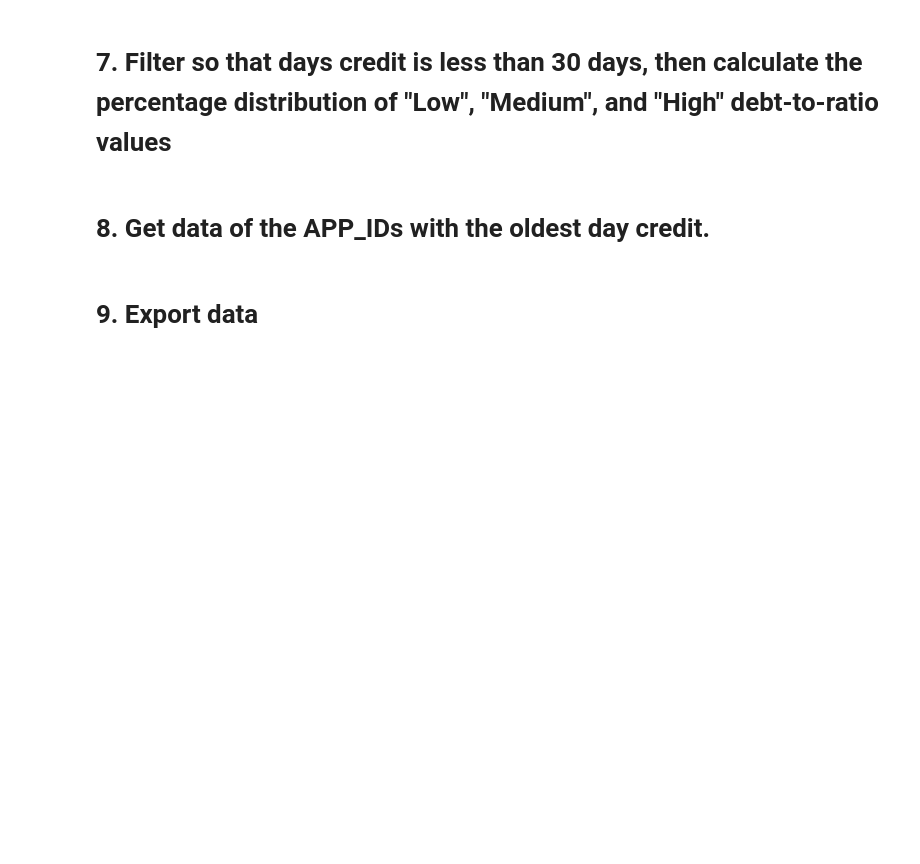
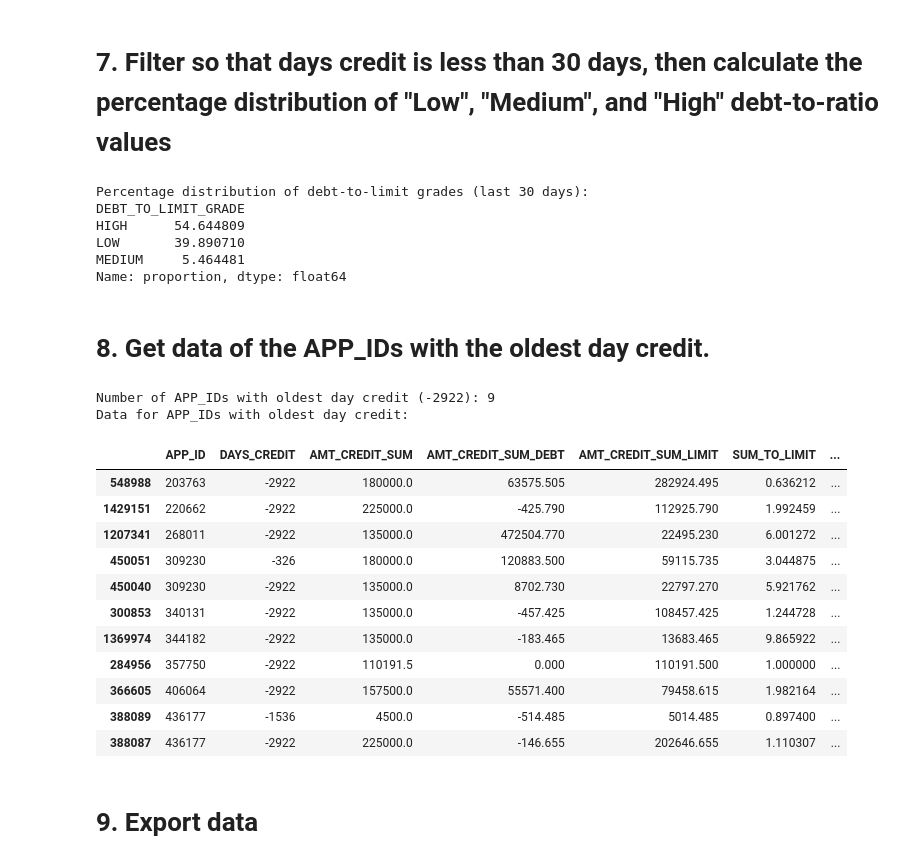
Before and after one commit to SOMNIVM/STA2546, a Jupyter notebook: Session 1/dataframe_exercises.ipynb, the cells around one changed output. Cells and saved outputs as stored; diff of their text form; code cells hidden in the pictures; blank space fills up the shorter version.

```diff
--- a/Session 1/dataframe_exercises.ipynb
+++ b/Session 1/dataframe_exercises.ipynb
@@ -68,4 +98,24 @@ pass
 2. DEBT_TO_LIMIT: credit sum debt to credit sum limit.
 3. DEBT_TO_LIMIT_GRADE: "LOW" if DEBT_TO_LIMIT if <= 0.3, "MEDIUM" if (0.3, 0.6], "HIGH" if >0.6.
 # %%
-pass
+# 1. SUM_TO_LIMIT: credit sum to credit limit
+df["SUM_TO_LIMIT"] = df["AMT_CREDIT_SUM"] / df["AMT_CREDIT_SUM_LIMIT"]
+
+# 2. DEBT_TO_LIMIT: credit sum debt to credit sum limit
+df["DEBT_TO_LIMIT"] = df["AMT_CREDIT_SUM_DEBT"] / df["AMT_CREDIT_SUM_LIMIT"]
+
+# 3. DEBT_TO_LIMIT_GRADE: categorize based on DEBT_TO_LIMIT
+def categorize_debt_ratio(ratio: float) -> str:
+    if pd.isna(ratio):
+        return None
+    elif ratio <= 0.3:
+        return "LOW"
+    elif ratio <= 0.6:
+        return "MEDIUM"
+    else:
+        return "HIGH"
+
+df["DEBT_TO_LIMIT_GRADE"] = df["DEBT_TO_LIMIT"].apply(categorize_debt_ratio)
+
+print("New features created:")
+df.head()
@@ -72,4 +130,7 @@ pass
 # %% [markdown]
 ## 3.5. Sort by APP_ID and DAYS_CREDIT
 # %%
-pass
+df = df.sort_values(by=["APP_ID", "DAYS_CREDIT"], ascending=[True, False])
+
+print("Dataset sorted by APP_ID and DAYS_CREDIT:")
+df.head(10)
@@ -89,11 +224,54 @@ pass
 # %% [markdown]
 # 7. Filter so that days credit is less than 30 days, then calculate the percentage distribution of "Low", "Medium", and "High" debt-to-ratio values
 # %%
-pass
+df_30_days = df[df["DAYS_CREDIT"] > -30]
+
+grade_distribution = df_30_days["DEBT_TO_LIMIT_GRADE"].value_counts(normalize=True) * 100
+
+print("Percentage distribution of debt-to-limit grades (last 30 days):")
+print(grade_distribution)
+# %% [output]
+Percentage distribution of debt-to-limit grades (last 30 days):
+DEBT_TO_LIMIT_GRADE
+HIGH      54.644809
+LOW       39.890710
+MEDIUM     5.464481
+Name: proportion, dtype: float64
 # %% [markdown]
 # 8. Get data of the APP_IDs with the oldest day credit.
 # %%
-pass
+oldest_day_credit = df.groupby("APP_ID")["DAYS_CREDIT"].min().reset_index()
+oldest_day_credit.columns = ["APP_ID", "OLDEST_DAYS_CREDIT"]
+
+# Get the minimum value across all APP_IDs
+min_days_credit = oldest_day_credit["OLDEST_DAYS_CREDIT"].min()
+
+# Filter for APP_IDs with that minimum value
+app_ids_with_oldest = oldest_day_credit[
+    oldest_day_credit["OLDEST_DAYS_CREDIT"] == min_days_credit
+]["APP_ID"].tolist()
+
+# Get all data for those APP_IDs
+oldest_data = df[df["APP_ID"].isin(app_ids_with_oldest)]
+
+print(f"Number of APP_IDs with oldest day credit ({min_days_credit}): {len(app_ids_with_oldest)}")
+print("Data for APP_IDs with oldest day credit:")
+oldest_data
+# %% [output]
+Number of APP_IDs with oldest day credit (-2922): 9
+Data for APP_IDs with oldest day credit:
+|  | APP_ID | DAYS_CREDIT | AMT_CREDIT_SUM | AMT_CREDIT_SUM_DEBT | AMT_CREDIT_SUM_LIMIT | SUM_TO_LIMIT | ... |
+| 548988 | 203763 | -2922 | 180000.0 | 63575.505 | 282924.495 | 0.636212 | ... |
+| 1429151 | 220662 | -2922 | 225000.0 | -425.790 | 112925.790 | 1.992459 | ... |
+| 1207341 | 268011 | -2922 | 135000.0 | 472504.770 | 22495.230 | 6.001272 | ... |
+| 450051 | 309230 | -326 | 180000.0 | 120883.500 | 59115.735 | 3.044875 | ... |
+| 450040 | 309230 | -2922 | 135000.0 | 8702.730 | 22797.270 | 5.921762 | ... |
+| 300853 | 340131 | -2922 | 135000.0 | -457.425 | 108457.425 | 1.244728 | ... |
+| 1369974 | 344182 | -2922 | 135000.0 | -183.465 | 13683.465 | 9.865922 | ... |
+| 284956 | 357750 | -2922 | 110191.5 | 0.000 | 110191.500 | 1.000000 | ... |
+| 366605 | 406064 | -2922 | 157500.0 | 55571.400 | 79458.615 | 1.982164 | ... |
+| 388089 | 436177 | -1536 | 4500.0 | -514.485 | 5014.485 | 0.897400 | ... |
+| 388087 | 436177 | -2922 | 225000.0 | -146.655 | 202646.655 | 1.110307 | ... |
 # %% [markdown]
 # 9. Export data
 # %%
```
Also changed, not shown: parts of 9 cells of this notebook, 2 other files.
